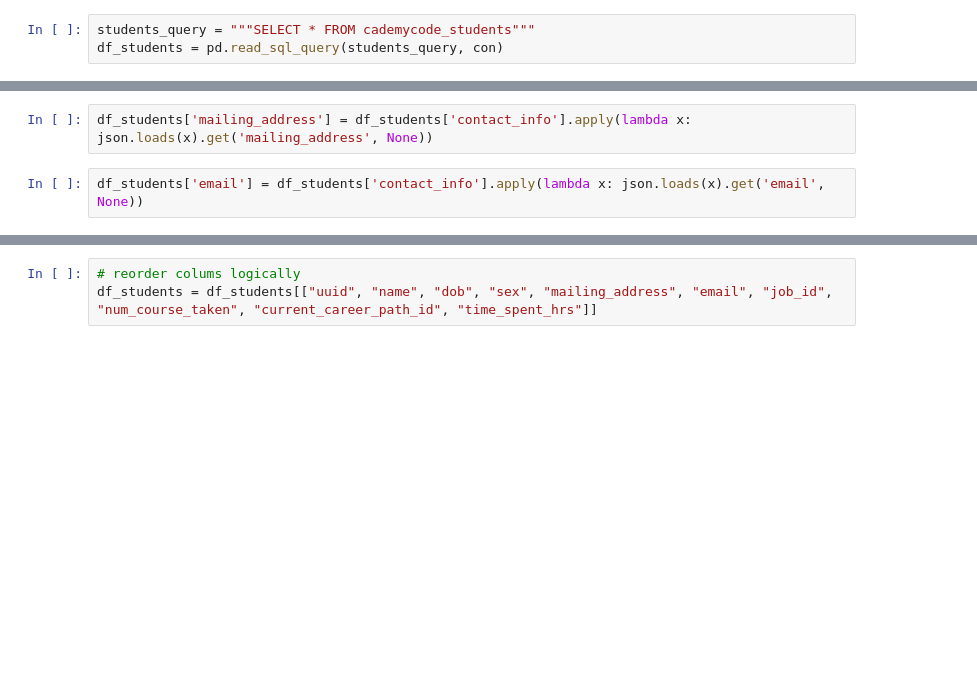
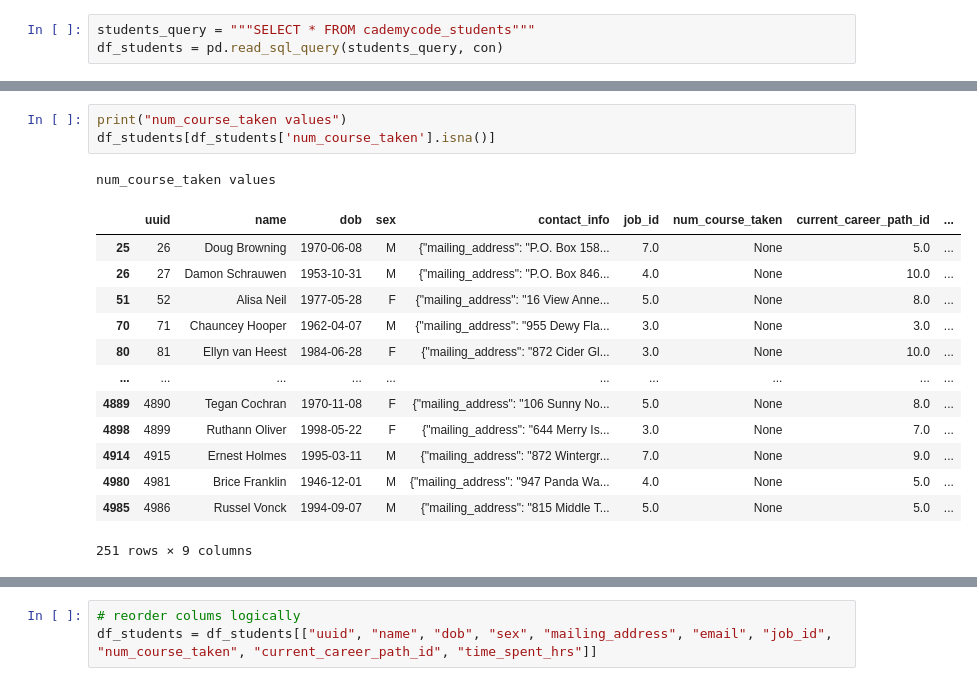
Before and after one commit to eugene-petrov-me/myprojects, a Jupyter notebook: subscriber-pipeline-codecademy/subscriber-pipeline-starter-kit/Data Ingestion Portfolio.ipynb, the cells around one changed output, grey strips where cells are left out. Cells and saved outputs as stored; diff of their text form; blank space fills up the shorter version.

```diff
--- a/subscriber-pipeline-codecademy/subscriber-pipeline-starter-kit/Data Ingestion Portfolio.ipynb
+++ b/subscriber-pipeline-codecademy/subscriber-pipeline-starter-kit/Data Ingestion Portfolio.ipynb
@@ -81,4 +72,0 @@ Students DF first 10 rows
-# %%
-df_students['mailing_address'] = df_students['contact_info'].apply(lambda x: json.loads(x).get('mailing_address', None))
-# %%
-df_students['email'] = df_students['contact_info'].apply(lambda x: json.loads(x).get('email', None))
@@ -86,0 +117,18 @@ df_students = df_students.drop(columns= {'contact_info'})
+# %%
+print("num_course_taken values")
+df_students[df_students['num_course_taken'].isna()]
+# %% [output]
+num_course_taken values
+|  | uuid | name | dob | sex | contact_info | job_id | num_course_taken | current_career_path_id | ... |
+| 25 | 26 | Doug Browning | 1970-06-08 | M | {"mailing_address": "P.O. Box 158... | 7.0 | None | 5.0 | ... |
+| 26 | 27 | Damon Schrauwen | 1953-10-31 | M | {"mailing_address": "P.O. Box 846... | 4.0 | None | 10.0 | ... |
+| 51 | 52 | Alisa Neil | 1977-05-28 | F | {"mailing_address": "16 View Anne... | 5.0 | None | 8.0 | ... |
+| 70 | 71 | Chauncey Hooper | 1962-04-07 | M | {"mailing_address": "955 Dewy Fla... | 3.0 | None | 3.0 | ... |
+| 80 | 81 | Ellyn van Heest | 1984-06-28 | F | {"mailing_address": "872 Cider Gl... | 3.0 | None | 10.0 | ... |
+| ... | ... | ... | ... | ... | ... | ... | ... | ... | ... |
+| 4889 | 4890 | Tegan Cochran | 1970-11-08 | F | {"mailing_address": "106 Sunny No... | 5.0 | None | 8.0 | ... |
+| 4898 | 4899 | Ruthann Oliver | 1998-05-22 | F | {"mailing_address": "644 Merry Is... | 3.0 | None | 7.0 | ... |
+| 4914 | 4915 | Ernest Holmes | 1995-03-11 | M | {"mailing_address": "872 Wintergr... | 7.0 | None | 9.0 | ... |
+| 4980 | 4981 | Brice Franklin | 1946-12-01 | M | {"mailing_address": "947 Panda Wa... | 4.0 | None | 5.0 | ... |
+| 4985 | 4986 | Russel Vonck | 1994-09-07 | M | {"mailing_address": "815 Middle T... | 5.0 | None | 5.0 | ... |
+251 rows × 9 columns
```
Also changed, not shown: parts of 56 cells of this notebook, 5 other files.
